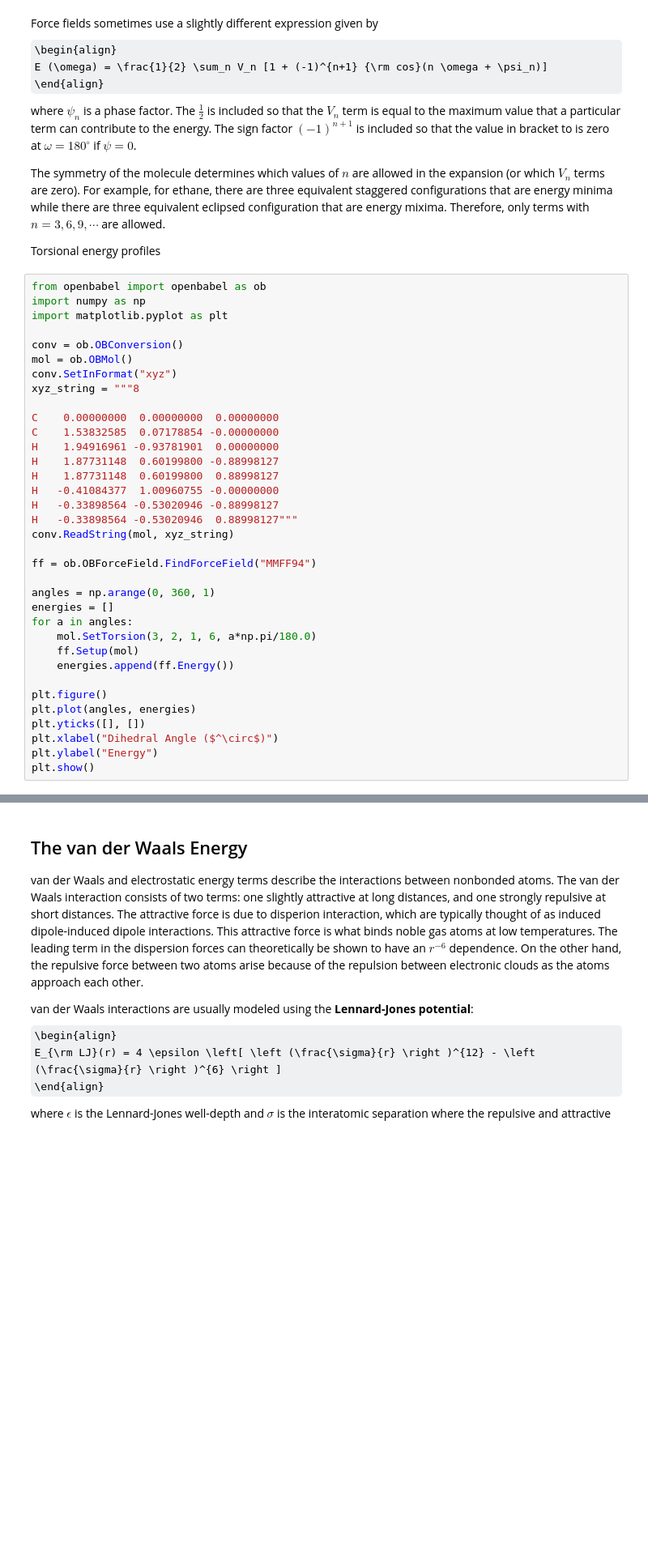
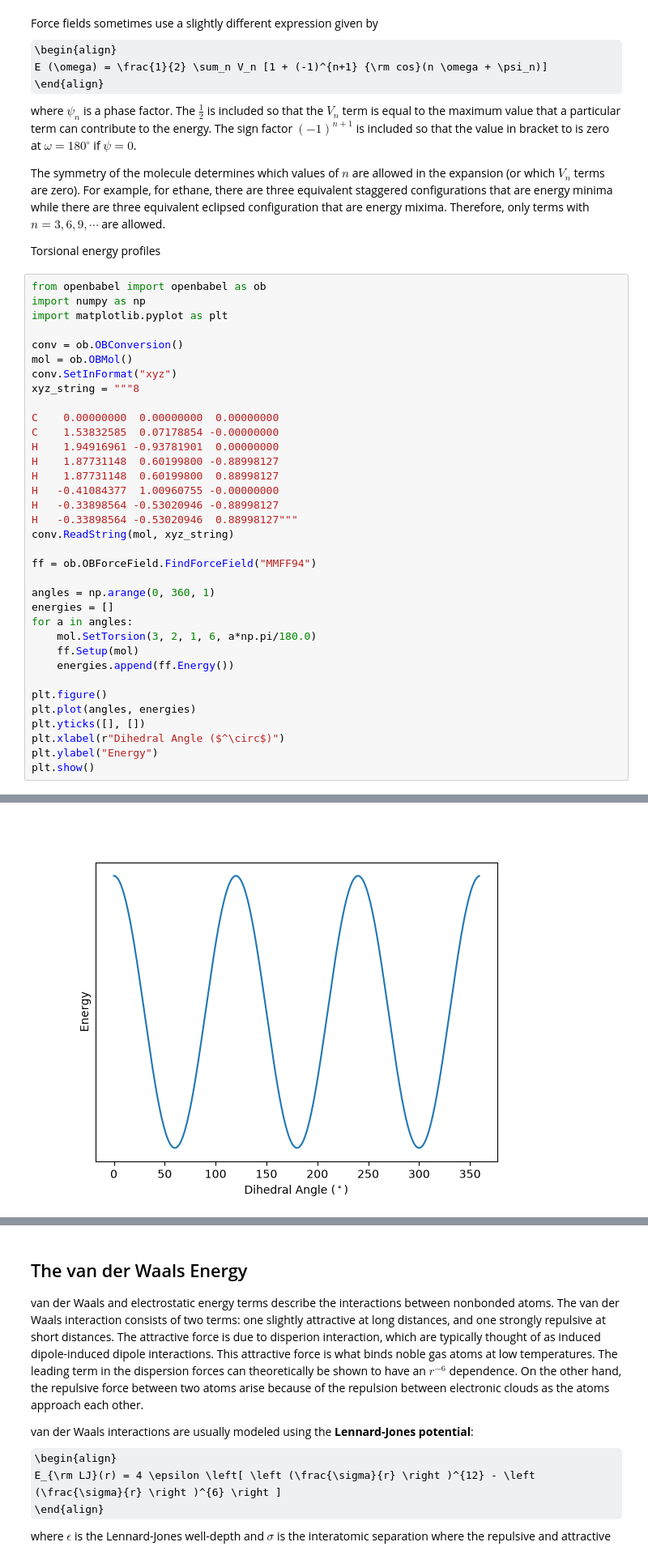
Before and after one commit to alenaizan/CHEM_313, a Jupyter notebook: 10_molecular_mechanics/molecular_mechanics.ipynb, the cells around one changed output, grey strips where cells are left out. Shown at 81% size. Cells and saved outputs as stored; diff of their text form; some formulas as TeX source; blank space fills up the shorter version.

```diff
--- a/10_molecular_mechanics/molecular_mechanics.ipynb
+++ b/10_molecular_mechanics/molecular_mechanics.ipynb
@@ -174,7 +173,7 @@ for a in angles:
 plt.figure()
 plt.plot(angles, energies)
 plt.yticks([], [])
-plt.xlabel("Dihedral Angle ($^\circ$)")
+plt.xlabel(r"Dihedral Angle ($^\circ$)")
 plt.ylabel("Energy")
 plt.show()
 # %% [output]
@@ -183,3 +180,4 @@ plt.show()
+[figure, added]
 # %% [markdown]
 ## Out-of-Plane Bending and Improper Torsions
 A special force field term is often needed to describe the energy associated with making the geometry of four atoms pyramidal. The figure below illustrates the pyramidal structure:
```
Also changed, not shown: parts of 9 cells of this notebook, 11 other files.
